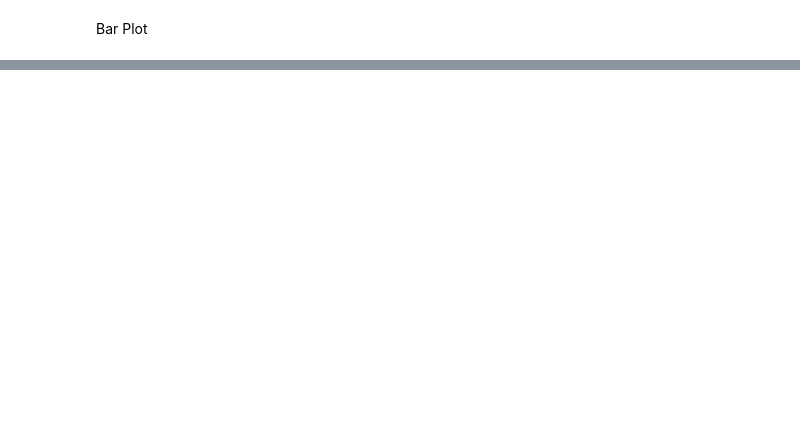
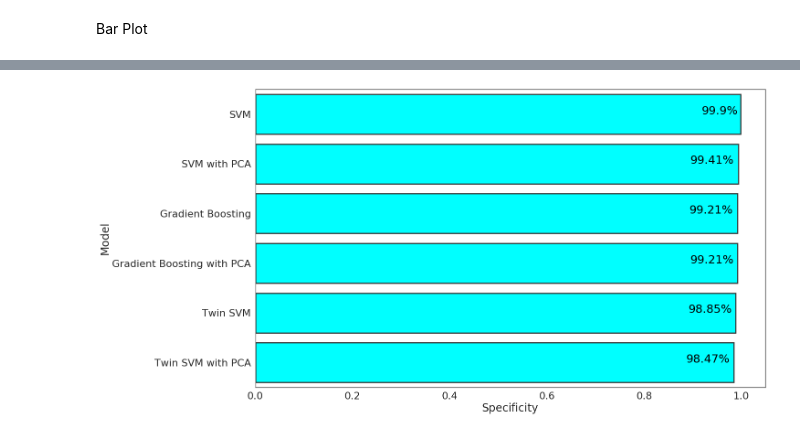
Before and after one commit to Jakesh-Bohaju/Brain-Tumor-Detection-And-Classification, a Jupyter notebook: Finale Classification.ipynb, the cells around one changed output, grey strips where cells are left out. Saved outputs shown, nothing was run; the diff lists cells and outputs as text; code cells hidden in the pictures; blank space fills up the shorter version.

```diff
--- a/Finale Classification.ipynb
+++ b/Finale Classification.ipynb
@@ -609,6 +757,9 @@ ax.figure.savefig("Sensitivity Bar Plot.png")
 # %%
-ax = sns.barplot(x=result['Specificity'], y=result['Model'], data=result)
+ax = sns.barplot(x=result['Specificity'], y=result['Model'], data=result, linewidth=2.5,facecolor=[0,1,1,1],
+                  edgecolor=".2")
 for index, row in result.iterrows():
-    ax.text(row.Specificity,row.name, str(round(row.Specificity*100,2))+'%', color='black', ha="right")
-ax.figure.savefig("Specificity Bar Plot.png")
+    ax.text(row.Accuracy,row.name, str(round(row.Specificity*100,2))+'%', color='black', ha="right", fontsize=25)
+ax.figure.savefig("Specificity Bar Plot.png",bbox_inches='tight')
+# %% [output]
+[figure, added]
 # %%
```
Also changed, not shown: parts of 38 cells of this notebook, 23 other files.
